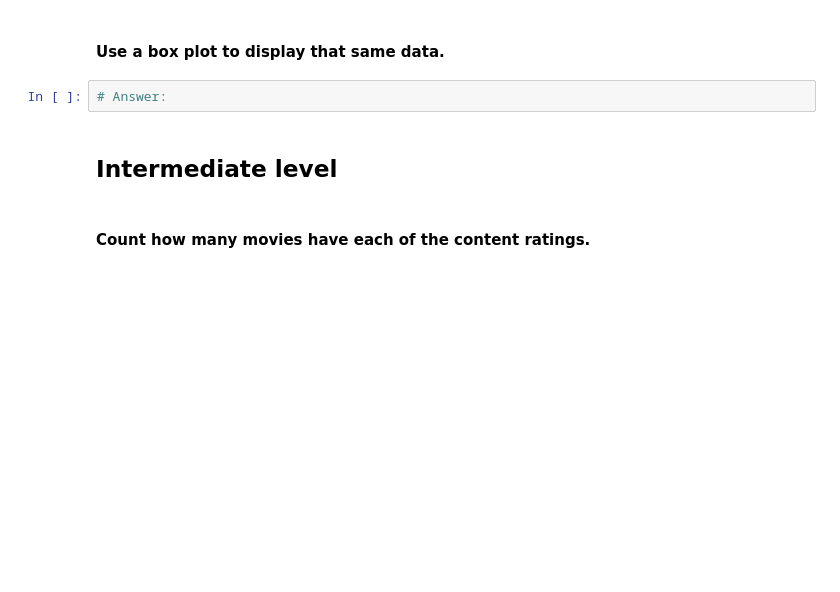
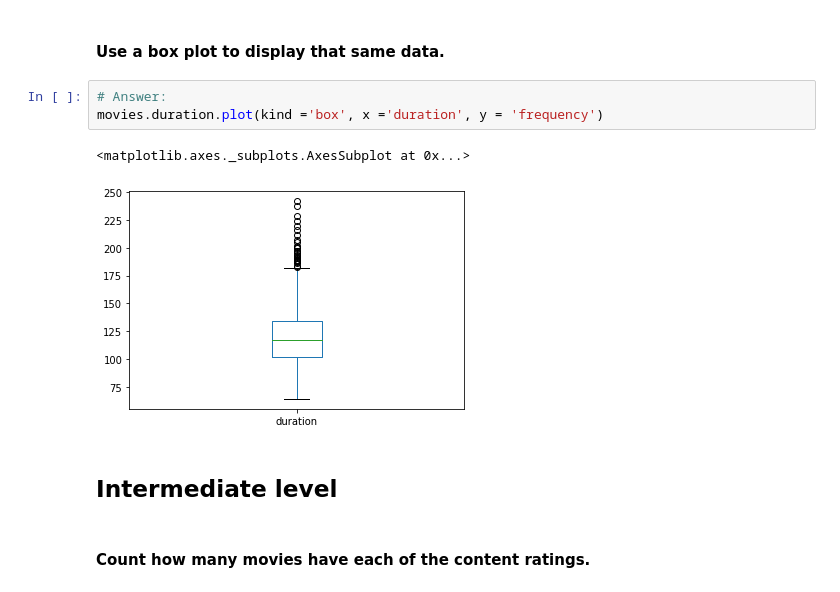
Before and after one commit to pavanivo/Project-2, a Jupyter notebook: project-2-imdb-starter.ipynb, the cells around one changed output. Cells and saved outputs as stored; diff of their text form; blank space fills up the shorter version.

```diff
--- a/project-2-imdb-starter.ipynb
+++ b/project-2-imdb-starter.ipynb
@@ -56,7 +86,11 @@ movies.head()
 # %% [markdown]
 #### Use a box plot to display that same data.
-# %%
-# Answer:
+# %%
+# Answer:
+movies.duration.plot(kind ='box', x ='duration', y = 'frequency')
+# %% [output]
+<matplotlib.axes._subplots.AxesSubplot at 0x...>
+[figure, added]
 # %% [markdown]
 ## Intermediate level
 # %% [markdown]
```
Also changed, not shown: parts of 41 cells of this notebook.
